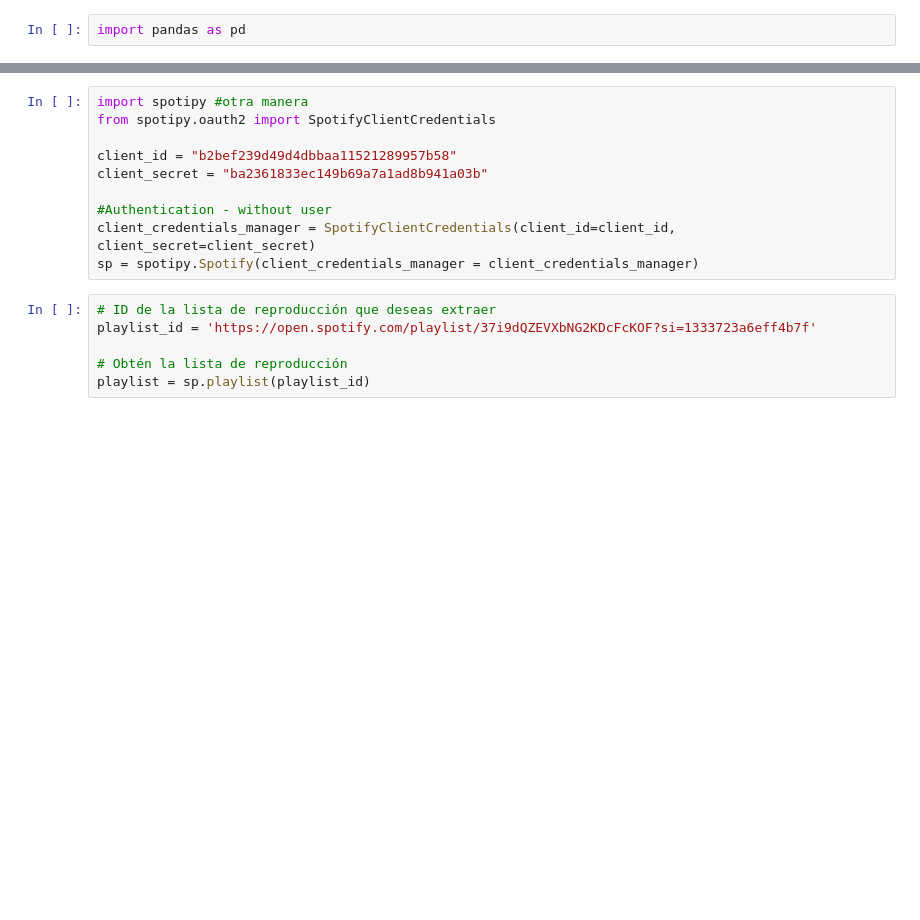
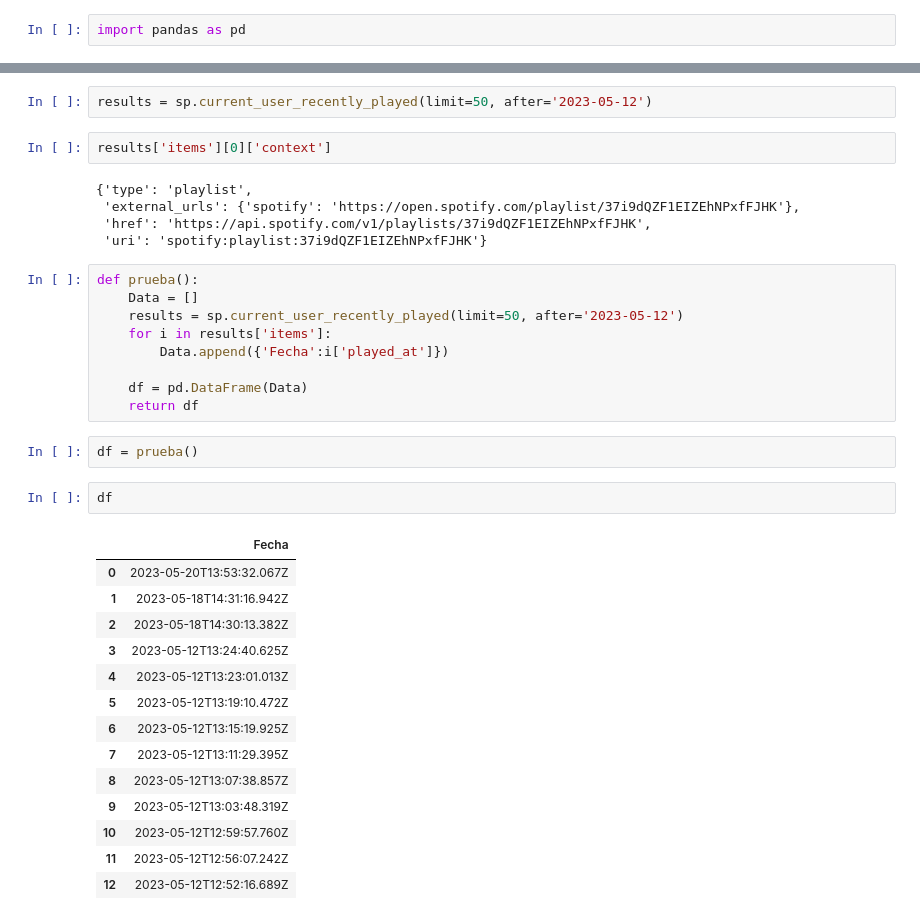
Before and after one commit to julieta77/ETL_SPOTIFY, a Jupyter notebook: prueba1.ipynb, the cells around one changed output, grey strips where cells are left out. Drawn from its saved outputs; the diff is of its cells as text; blank space fills up the shorter version.

```diff
--- a/prueba1.ipynb
+++ b/prueba1.ipynb
@@ -14,16 +13,37 @@ results = sp.current_user_recently_played()
-# %%
-import spotipy #otra manera
-from spotipy.oauth2 import SpotifyClientCredentials
-
-client_id = "b2bef239d49d4dbbaa11521289957b58"
-client_secret = "ba2361833ec149b69a7a1ad8b941a03b"
-
-#Authentication - without user
-client_credentials_manager = SpotifyClientCredentials(client_id=client_id, client_secret=client_secret)
-sp = spotipy.Spotify(client_credentials_manager = client_credentials_manager)
-# %%
-# ID de la lista de reproducción que deseas extraer
-playlist_id = 'https://open.spotify.com/playlist/37i9dQZEVXbNG2KDcFcKOF?si=1333723a6eff4b7f'
-
-# Obtén la lista de reproducción
-playlist = sp.playlist(playlist_id)
+# %%
+results = sp.current_user_recently_played(limit=50, after='2023-05-12')
+# %%
+results['items'][0]['context']
+# %% [output]
+{'type': 'playlist',
+ 'external_urls': {'spotify': 'https://open.spotify.com/playlist/37i9dQZF1EIZEhNPxfFJHK'},
+ 'href': 'https://api.spotify.com/v1/playlists/37i9dQZF1EIZEhNPxfFJHK',
+ 'uri': 'spotify:playlist:37i9dQZF1EIZEhNPxfFJHK'}
+# %%
+def prueba():
+    Data = []
+    results = sp.current_user_recently_played(limit=50, after='2023-05-12')
+    for i in results['items']:
+        Data.append({'Fecha':i['played_at']})
+
+    df = pd.DataFrame(Data)
+    return df
+# %%
+df = prueba()
+# %%
+df
+# %% [output]
+|  | Fecha |
+| 0 | 2023-05-20T13:53:32.067Z |
+| 1 | 2023-05-18T14:31:16.942Z |
+| 2 | 2023-05-18T14:30:13.382Z |
+| 3 | 2023-05-12T13:24:40.625Z |
+| 4 | 2023-05-12T13:23:01.013Z |
+| 5 | 2023-05-12T13:19:10.472Z |
+| 6 | 2023-05-12T13:15:19.925Z |
+| 7 | 2023-05-12T13:11:29.395Z |
+| 8 | 2023-05-12T13:07:38.857Z |
+| 9 | 2023-05-12T13:03:48.319Z |
+| 10 | 2023-05-12T12:59:57.760Z |
+| 11 | 2023-05-12T12:56:07.242Z |
+| 12 | 2023-05-12T12:52:16.689Z |
```
Also changed, not shown: parts of 21 cells of this notebook, 4 other files.
